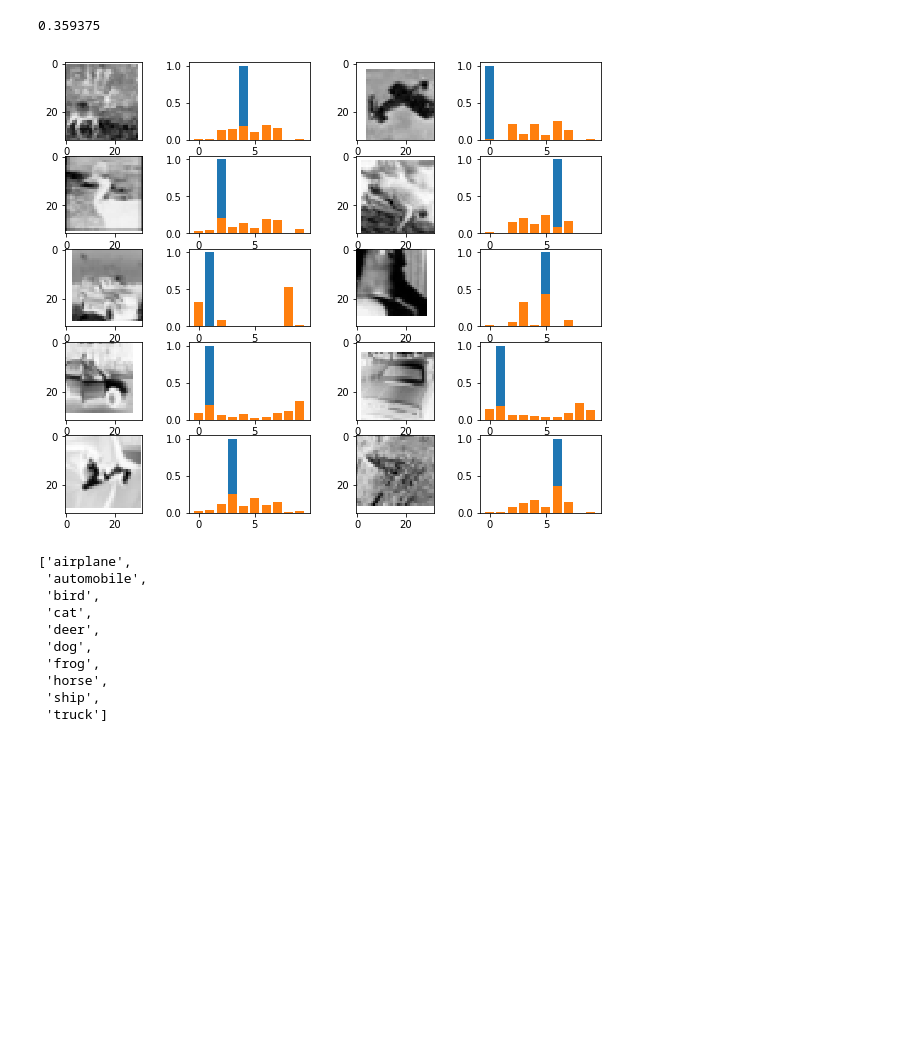
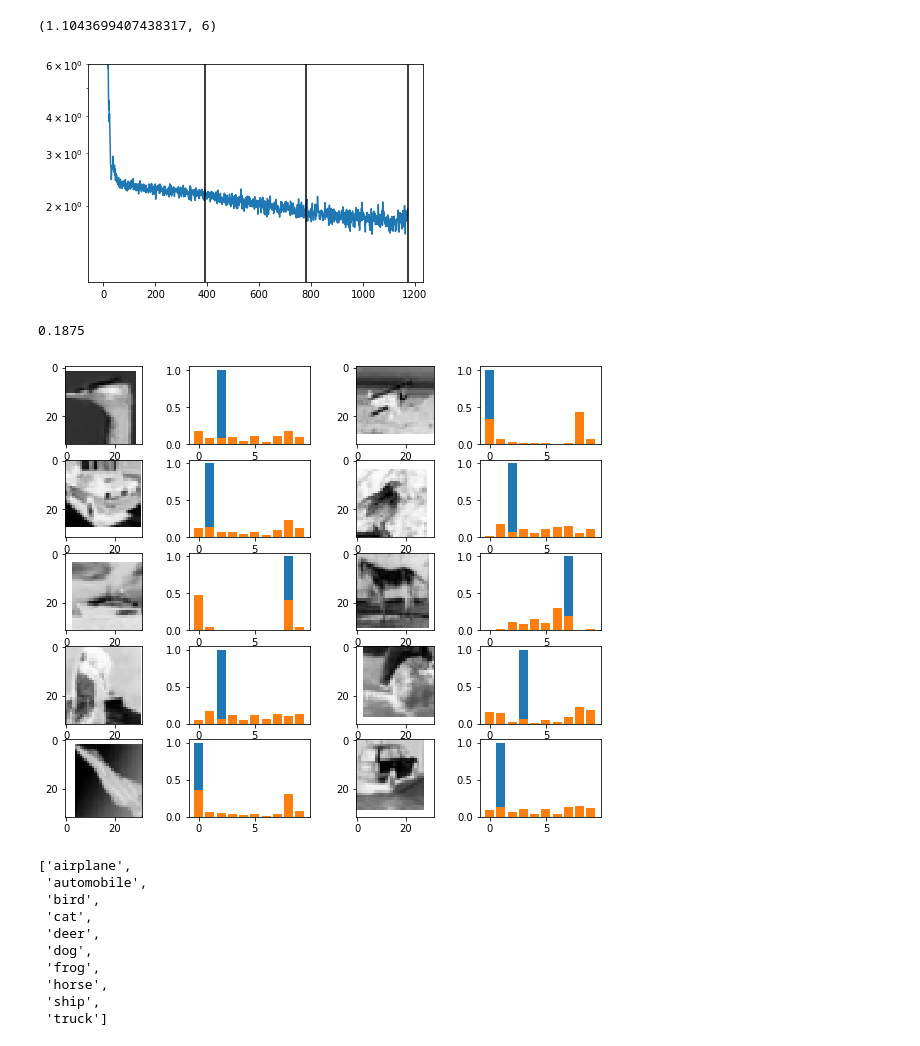
Before and after one commit to afqueiruga/StatefulOdeNets, a Jupyter notebook: ode_cifar10.ipynb, the cells around one changed output. Cells and saved outputs as stored; diff of their text form; code cells hidden in the pictures; blank space fills up the shorter version.

```diff
--- a/ode_cifar10.ipynb
+++ b/ode_cifar10.ipynb
@@ -47 +80,9 @@ def acc(y,labels):
+# %%
+plt.semilogy(RES_rk4[1])
+for r in RES_rk4[2]:
+    plt.axvline(r,color='k')
+plt.ylim(top=6)
+# %% [output]
+(1.1043699407438317, 6)
+[figure, added]
 # %%
@@ -59,11 +102,11 @@ def plot_accuracy(model):
         plt.bar(range(10),[1 if y==label else 0 for y in range(10)])
         plt.bar(range(10),pred.detach().numpy())
     plt.show()
-# %%
-plot_accuracy(model)
-# %% [output]
-0.359375
-[figure, removed]
+# %%
+plot_accuracy(model_list[-1])
+# %% [output]
+0.1875
+[figure, added]
 # %%
 refset.classes
 # %% [output]
```
Also changed, not shown: parts of 13 cells of this notebook.
